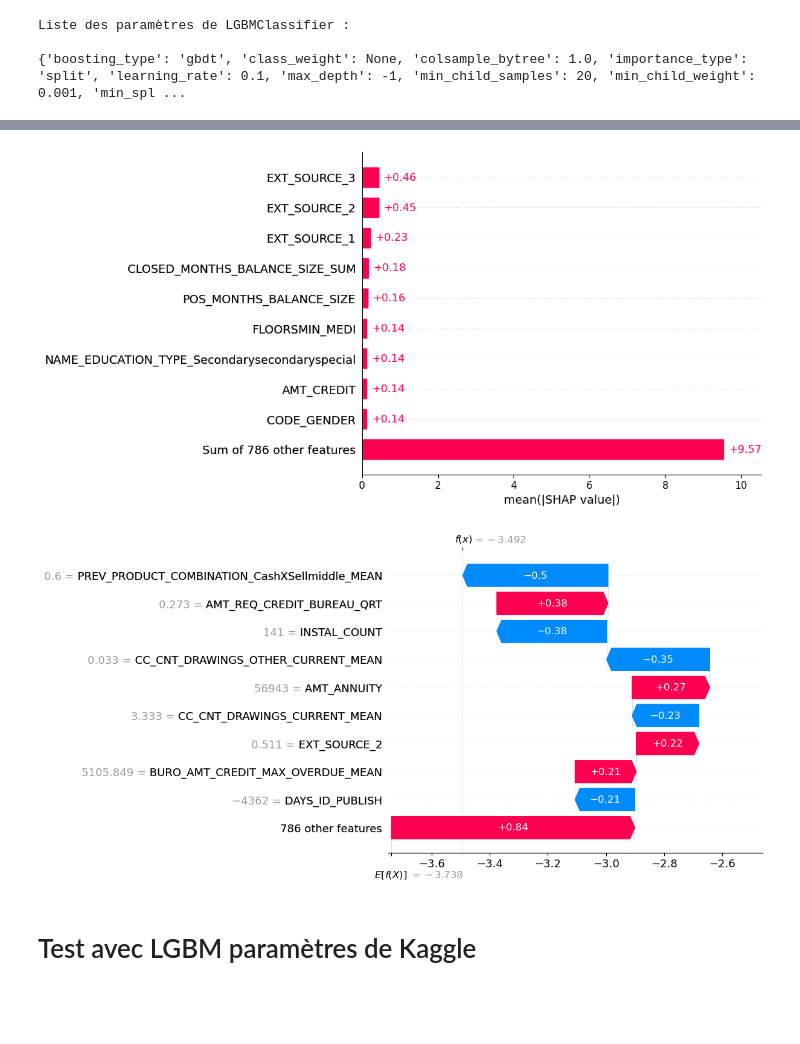
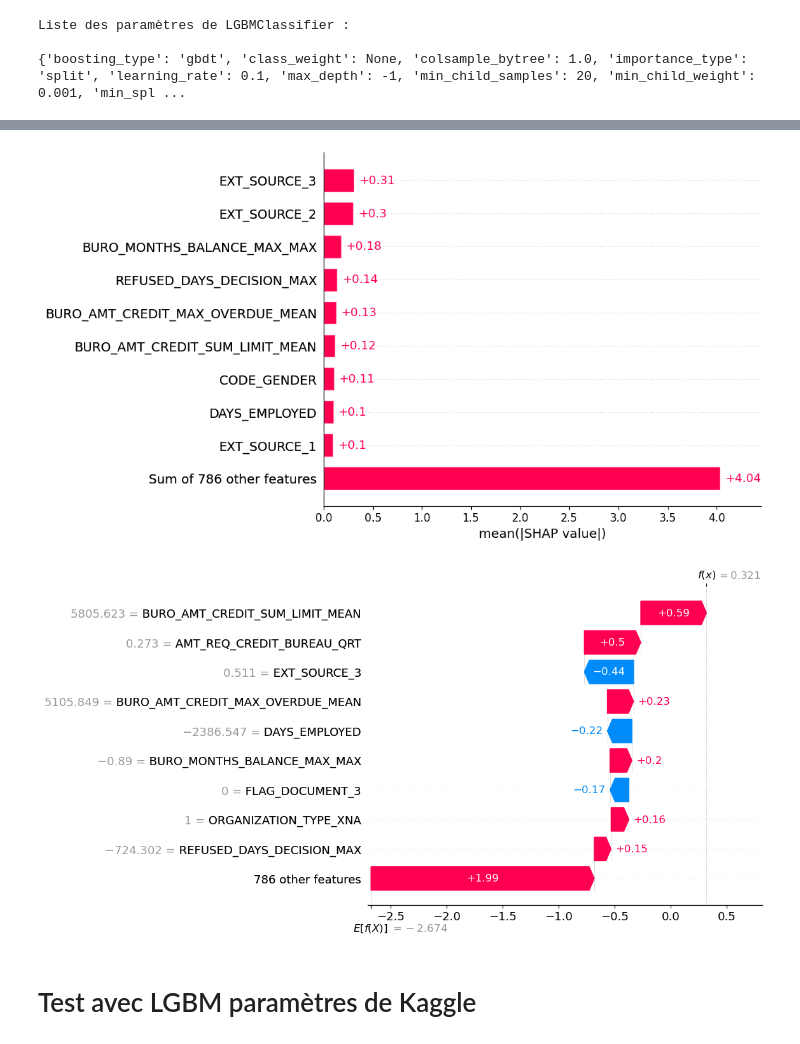
Before and after one commit to OCangrand/OC-Project7, a Jupyter notebook: Modelisation.ipynb, the cells around one changed output, grey strips where cells are left out. Drawn from its saved outputs; the diff is of its cells as text; code cells hidden in the pictures; blank space fills up the shorter version.

```diff
--- a/Modelisation.ipynb
+++ b/Modelisation.ipynb
@@ -145,5 +146,11 @@ valid_x = pd.DataFrame(valid_x, columns=col)
 
 val_data = pd.concat([valid_x.reset_index(drop=True), valid_y.reset_index(drop=True)], axis=1)
 # %%
+train_x_100k = train_x[:100000]
+train_y_100k = train_y[:100000]
+
 train_x_30k = train_x[:30000]
 train_y_30k = train_y[:30000]
+
+train_x_10k = train_x[:10000]
+train_y_10k = train_y[:10000]
@@ -692,0 +587,17 @@ Wall time: 9min 4s
+# %%
+%%time
+
+params = {
+    'model__num_leaves': [40, 50, 60],
+    'model__max_depth': [10, 20, -1]
+}
+
+steps = [('over', SMOTE(random_state=0)), ('model', LGBMClassifier(random_state=0))]
+pipeline = Pipeline(steps=steps)
+GS_LGBM = GridSearchCV(pipeline, params, scoring=scoring, refit="CustomScorer")
+
+GS_LGBM.fit(train_x_100k, train_y_100k)
+
+print("Best parameters :",GS_LGBM.best_params_)
+print("Score :",GS_LGBM.best_score_)
+resultizeGrid(GS_LGBM)
@@ -692,0 +632,17 @@ Wall time: 9min 4s
+# %%
+%%time
+
+params = {
+    'model__num_leaves': [50, 60],
+    'model__max_depth': [10, -1]
+}
+
+steps = [('over', SMOTE(random_state=0)), ('model', LGBMClassifier(random_state=0))]
+pipeline = Pipeline(steps=steps)
+GS_LGBM = GridSearchCV(pipeline, params, scoring=scoring, refit="CustomScorer")
+
+GS_LGBM.fit(train_x_100k, train_y_100k)
+
+print("Best parameters :",GS_LGBM.best_params_)
+print("Score :",GS_LGBM.best_score_)
+resultizeGrid(GS_LGBM)
@@ -728,13 +709,13 @@ Score métier : 0.691373815769506
 # %%
-tree_explainer = shap.TreeExplainer(GS_LGBM.best_estimator_[1], train_x_10k)
+tree_explainer = shap.TreeExplainer(GS_LGBM.best_estimator_[1], train_x_100k)
 
 shap_values = tree_explainer(valid_x, check_additivity=False)
 
 shap.plots.bar(shap_values)
 shap.plots.waterfall(shap_values[50])
 # %% [output]
-[figure, old version]
+[figure, new version]
-[figure, old version]
+[figure, new version]
 # %% [markdown]
 # Test avec LGBM paramètres de Kaggle
 # %%
```
Also changed, not shown: parts of 33 cells of this notebook.
